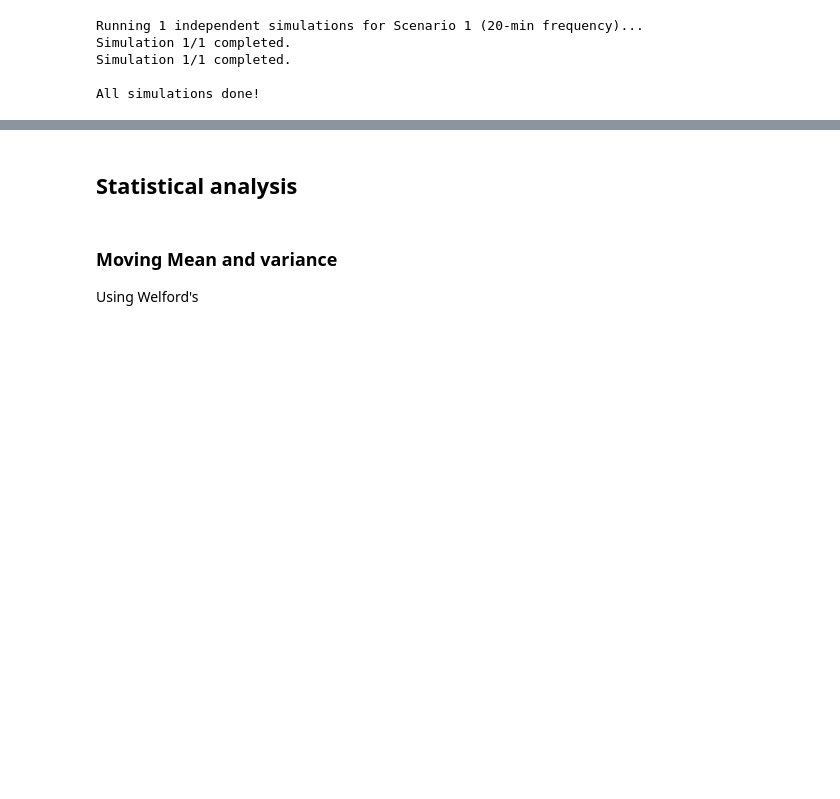
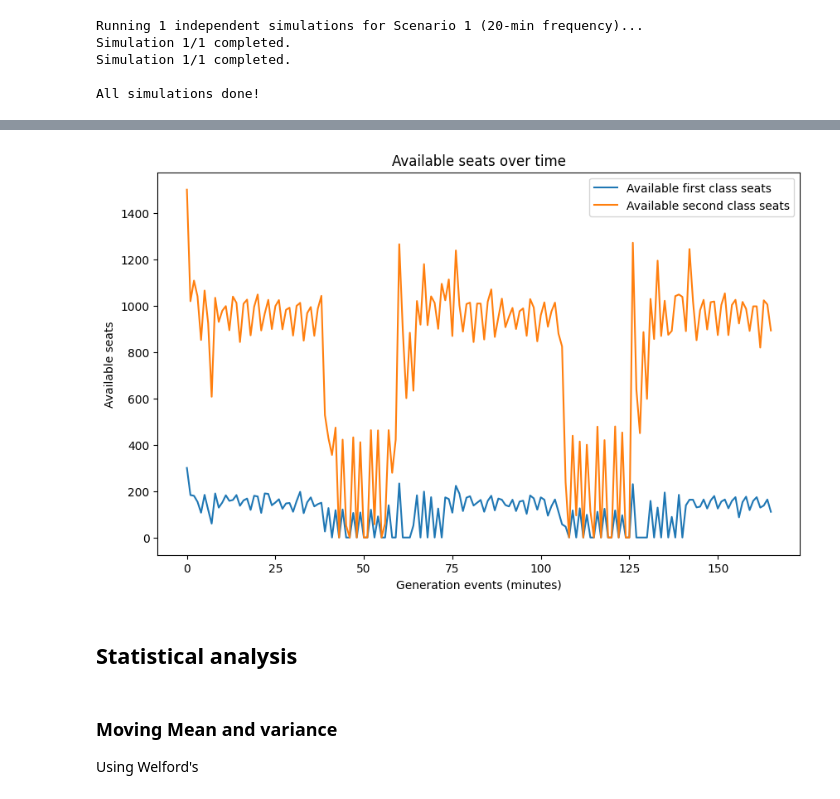
Before and after one commit to Primo909/train-optimization-and-simulation, a Jupyter notebook: AP_main.ipynb, the cells around one changed output, grey strips where cells are left out. Cells and saved outputs as stored; diff of their text form; code cells hidden in the pictures; blank space fills up the shorter version.

```diff
--- a/AP_main.ipynb
+++ b/AP_main.ipynb
@@ -396,12 +631,14 @@ plt.show()
 # %%
 plt.figure(figsize=(10, 6))
-plt.plot(empty_seats_first, label='Available first class seats')
-plt.plot(empty_seats_second, label='Available second class seats')
-plt.xlabel('Generation events (minutes)')
-plt.ylabel('Available seats')
-plt.title('Available seats over time')
+plt.plot(result.list_available_first, label="Available first class seats")
+plt.plot(result.list_available_second, label="Available second class seats")
+plt.xlabel("Generation events (minutes)")
+plt.ylabel("Available seats")
+plt.title("Available seats over time")
 plt.legend()
 plt.show()
+# %% [output]
+[figure, added]
 # %% [markdown]
 ## Statistical analysis
 # %% [markdown]
```
Also changed, not shown: parts of 23 cells of this notebook, 2 other files.
